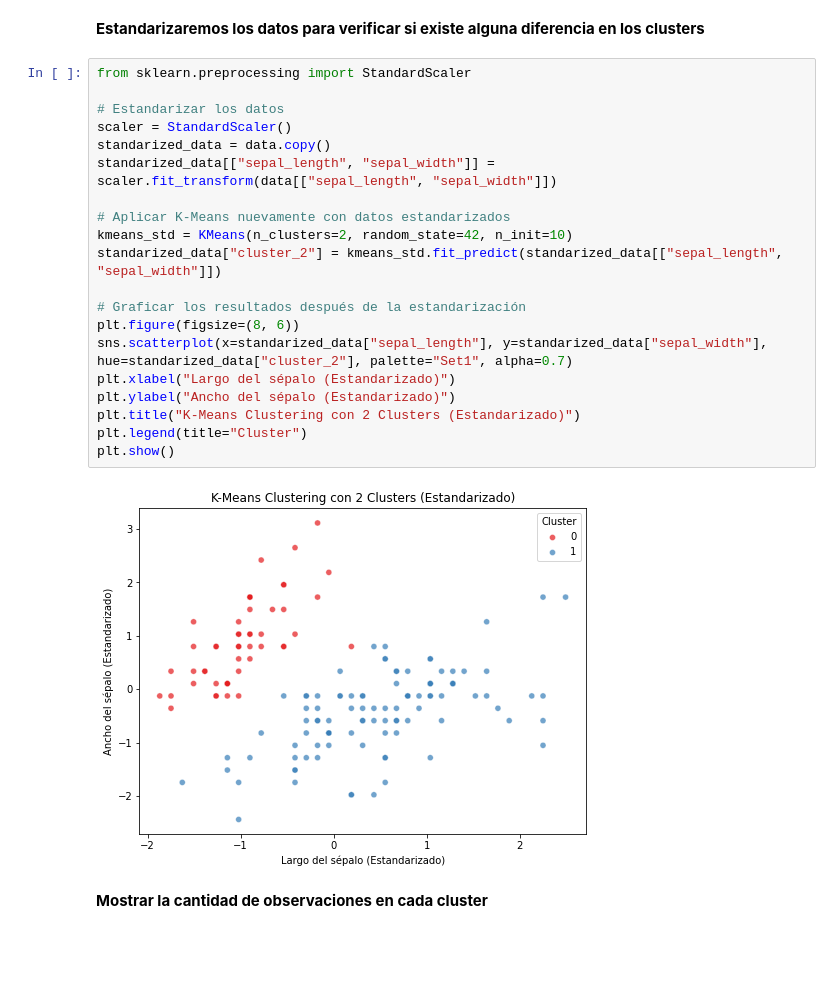
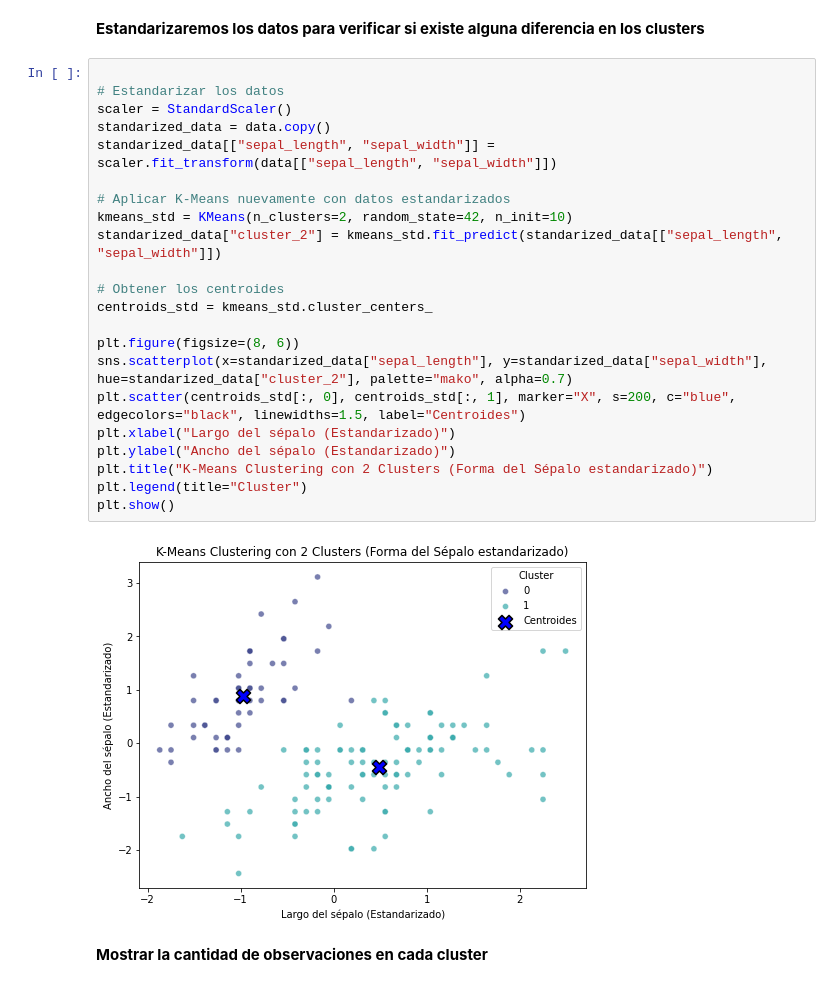
Before and after one commit to alee2602/HDT2-DM, a Jupyter notebook: main.ipynb, the cells around one changed output. Drawn from its saved outputs; the diff is of its cells as text; blank space fills up the shorter version.

```diff
--- a/main.ipynb
+++ b/main.ipynb
@@ -124,27 +128,29 @@ Name: count, dtype: int64
 # %% [markdown]
 **Estandarizaremos los datos para verificar si existe alguna diferencia en los clusters**
 # %%
-from sklearn.preprocessing import StandardScaler
 
 # Estandarizar los datos
 scaler = StandardScaler()
 standarized_data = data.copy()
 standarized_data[["sepal_length", "sepal_width"]] = scaler.fit_transform(data[["sepal_length", "sepal_width"]])
 
 # Aplicar K-Means nuevamente con datos estandarizados
 kmeans_std = KMeans(n_clusters=2, random_state=42, n_init=10)
 standarized_data["cluster_2"] = kmeans_std.fit_predict(standarized_data[["sepal_length", "sepal_width"]])
 
-# Graficar los resultados después de la estandarización
+# Obtener los centroides
+centroids_std = kmeans_std.cluster_centers_
+
 plt.figure(figsize=(8, 6))
-sns.scatterplot(x=standarized_data["sepal_length"], y=standarized_data["sepal_width"], hue=standarized_data["cluster_2"], palette="Set1", alpha=0.7)
+sns.scatterplot(x=standarized_data["sepal_length"], y=standarized_data["sepal_width"], hue=standarized_data["cluster_2"], palette="mako", alpha=0.7)
+plt.scatter(centroids_std[:, 0], centroids_std[:, 1], marker="X", s=200, c="blue", edgecolors="black", linewidths=1.5, label="Centroides")
 plt.xlabel("Largo del sépalo (Estandarizado)")
 plt.ylabel("Ancho del sépalo (Estandarizado)")
-plt.title("K-Means Clustering con 2 Clusters (Estandarizado)")
+plt.title("K-Means Clustering con 2 Clusters (Forma del Sépalo estandarizado)")
 plt.legend(title="Cluster")
 plt.show()
 # %% [output]
-[figure, old version]
+[figure, new version]
 # %% [markdown]
 **Mostrar la cantidad de observaciones en cada cluster**
 # %%
```
Also changed, not shown: parts of 39 cells of this notebook.
